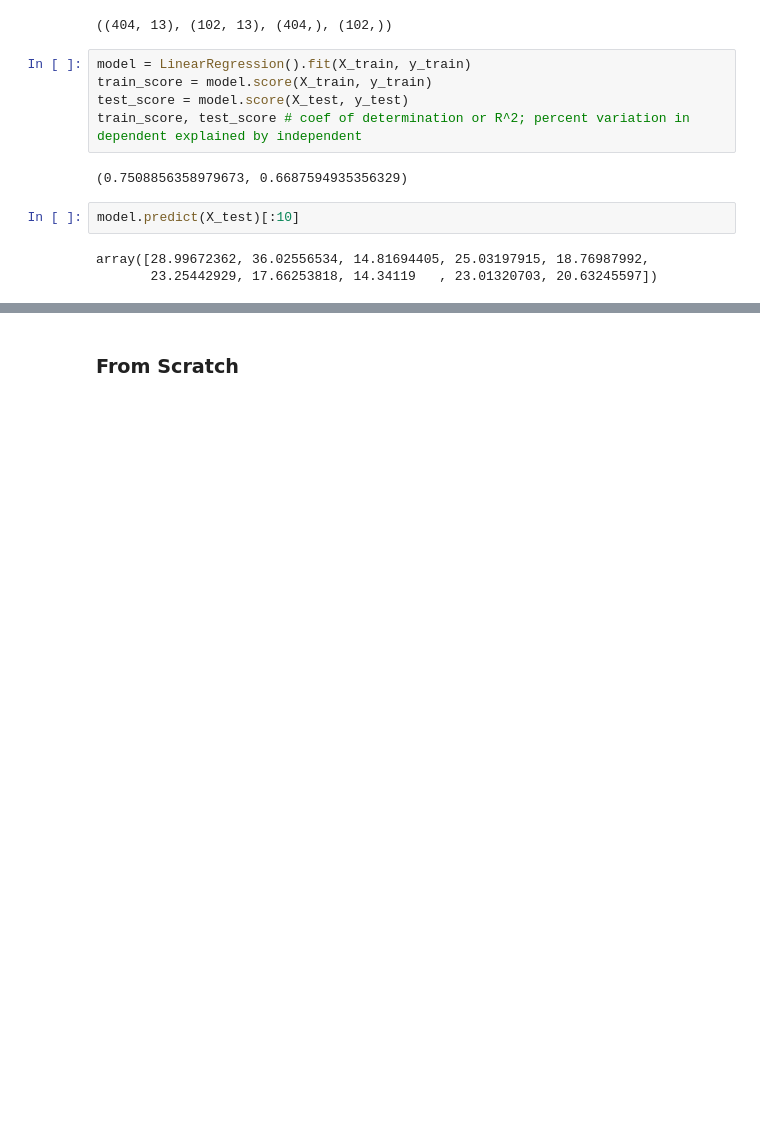
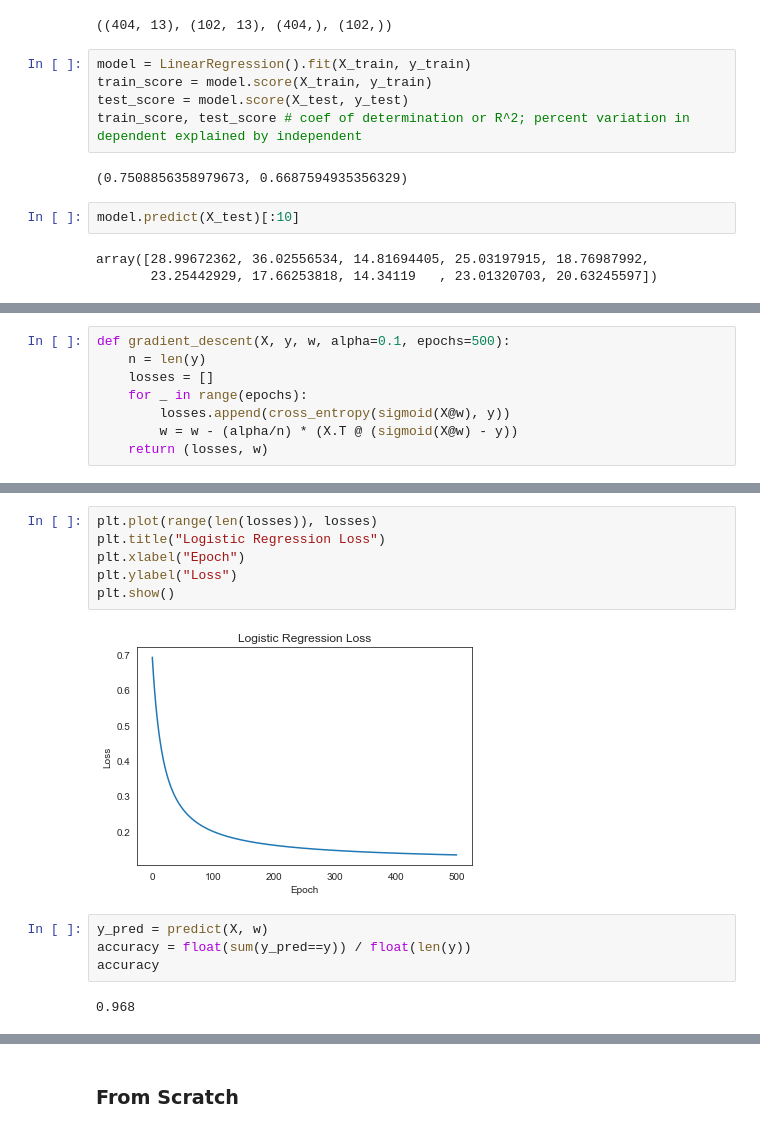
Before and after one commit to SudoSharma/ml_fundamentals, a Jupyter notebook: ml_sandbox.ipynb, the cells around one changed output, grey strips where cells are left out. Cells and saved outputs as stored; diff of their text form; blank space fills up the shorter version.

```diff
--- a/ml_sandbox.ipynb
+++ b/ml_sandbox.ipynb
@@ -84,0 +136,8 @@ array([28.99672362, 36.02556534, 14.81694405, 25.03197915, 18.76987992,
+# %%
+def gradient_descent(X, y, w, alpha=0.1, epochs=500):
+    n = len(y)
+    losses = []
+    for _ in range(epochs):
+        losses.append(cross_entropy(sigmoid(X@w), y))
+        w = w - (alpha/n) * (X.T @ (sigmoid(X@w) - y))
+    return (losses, w)
@@ -84,0 +184,14 @@ array([28.99672362, 36.02556534, 14.81694405, 25.03197915, 18.76987992,
+# %%
+plt.plot(range(len(losses)), losses)
+plt.title("Logistic Regression Loss")
+plt.xlabel("Epoch")
+plt.ylabel("Loss")
+plt.show()
+# %% [output]
+[figure, added]
+# %%
+y_pred = predict(X, w)
+accuracy = float(sum(y_pred==y)) / float(len(y))
+accuracy
+# %% [output]
+0.968
```
Also changed, not shown: parts of 94 cells of this notebook.
